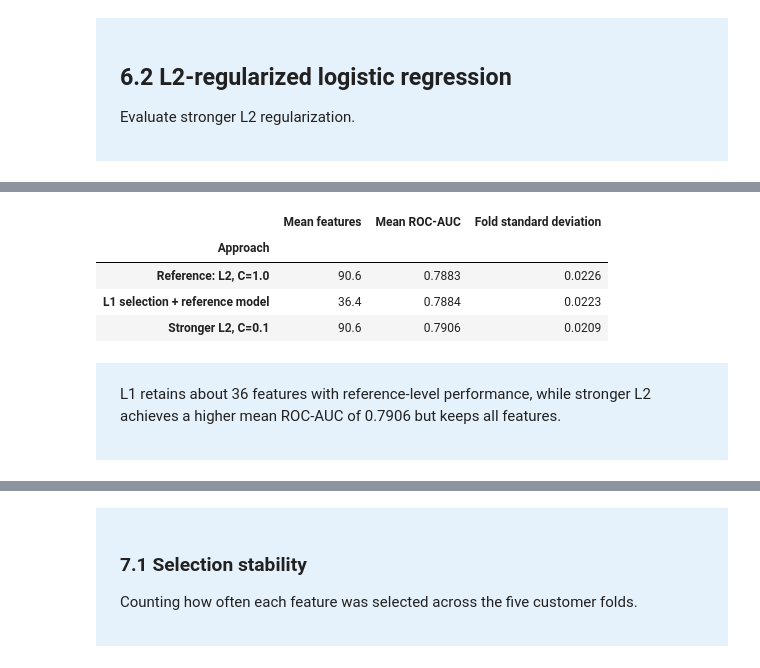
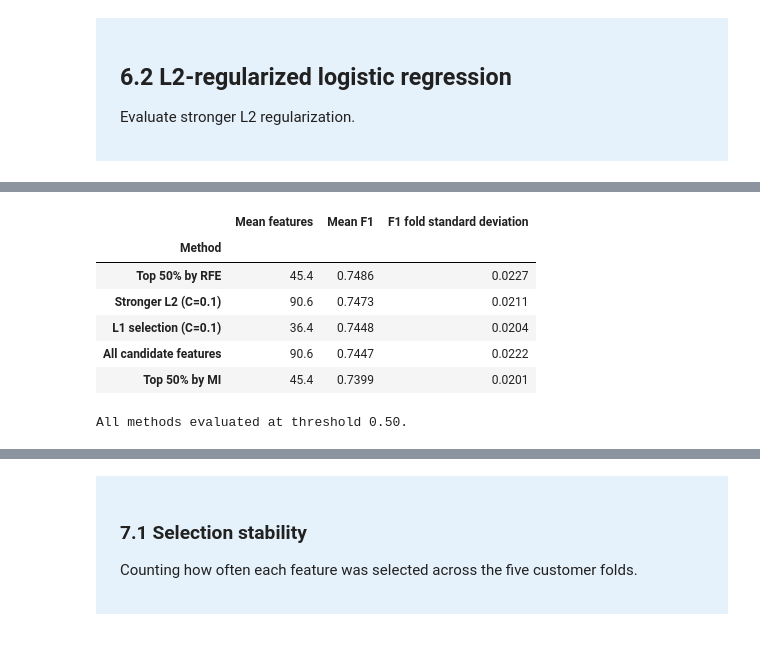
Before and after one commit to Chanti55/Machine_Learning_Group30, a Jupyter notebook: task3_v1.ipynb, the cells around one changed output, grey strips where cells are left out. Cells and saved outputs as stored; diff of their text form; code cells hidden in the pictures.

Commit message:
task3_v1: changed ROC-AUC to F1 Score for evaluation of different methods

```diff
--- a/task3_v1.ipynb
+++ b/task3_v1.ipynb
@@ -752,9 +785,12 @@ for fold, (trainidx, validx) in enumerate(splits, start=1):
 
     ridge_model.fit(X.iloc[trainidx], y.iloc[trainidx])
 
+    positive_class = np.flatnonzero(ridge_model.classes_ == 1)[0]
     probabilities = ridge_model.predict_proba(
         X.iloc[validx]
-    )[:, 1]
+    )[:, positive_class]
+
+    fold_f1 = binary_f1(y.iloc[validx], probabilities)
 
     names = (
         ridge_model.named_steps["preprocessing"]
@@ -765,8 +801,16 @@ for fold, (trainidx, validx) in enumerate(splits, start=1):
     ridge_rows.append({
         "Fold": fold,
         "Features": len(names),
-        "ROC-AUC": roc_auc_score(y.iloc[validx], probabilities),
+        "F1": fold_f1,
+        "F1 change vs reference": (
+            fold_f1 - reference_results.loc[fold, "F1"]
+        ),
     })
+
+    print(
+        f"Fold {fold}: {len(names)} features, "
+        f"F1 = {fold_f1:.4f}"
+    )
 
 ridge_cv_results = pd.DataFrame(ridge_rows).set_index("Fold")
 display(ridge_cv_results.round(4))
@@ -781,36 +835,24 @@ display(ridge_cv_results.round(4))
 # %%
-regularization_comparison = pd.DataFrame({
-    "Approach": [
-        "Reference: L2, C=1.0",
-        "L1 selection + reference model",
-        "Stronger L2, C=0.1",
-    ],
-    "Mean features": [
-        reference_results["Encoded features"].mean(),
-        l1_cv_results["Selected features"].mean(),
-        ridge_cv_results["Features"].mean(),
-    ],
-    "Mean ROC-AUC": [
-        reference_results["ROC-AUC"].mean(),
-        l1_cv_results["ROC-AUC"].mean(),
-        ridge_cv_results["ROC-AUC"].mean(),
-    ],
-    "Fold standard deviation": [
-        reference_results["ROC-AUC"].std(),
-        l1_cv_results["ROC-AUC"].std(),
-        ridge_cv_results["ROC-AUC"].std(),
-    ],
-}).set_index("Approach")
+model_comparison = selection_comparison.copy()
 
-display(regularization_comparison.round(4))
+model_comparison.loc["Stronger L2 (C=0.1)"] = {
+    "Mean features": ridge_cv_results["Features"].mean(),
+    "Mean F1": ridge_cv_results["F1"].mean(),
+    "F1 fold standard deviation": ridge_cv_results["F1"].std(),
+}
+
+model_comparison = model_comparison.sort_values(
+    "Mean F1", ascending=False
+)
+
+display(model_comparison.round(4))
+print(f"All methods evaluated at threshold {THRESHOLD:.2f}.")
 # %% [output]
-|  | Mean features | Mean ROC-AUC | Fold standard deviation |
-| Approach |  |  |  |
-| Reference: L2, C=1.0 | 90.6 | 0.7883 | 0.0226 |
-| L1 selection + reference model | 36.4 | 0.7884 | 0.0223 |
-| Stronger L2, C=0.1 | 90.6 | 0.7906 | 0.0209 |
+|  | Mean features | Mean F1 | F1 fold standard deviation |
+| Method |  |  |  |
+| Top 50% by RFE | 45.4 | 0.7486 | 0.0227 |
+| Stronger L2 (C=0.1) | 90.6 | 0.7473 | 0.0211 |
+| L1 selection (C=0.1) | 36.4 | 0.7448 | 0.0204 |
+| All candidate features | 90.6 | 0.7447 | 0.0222 |
+| Top 50% by MI | 45.4 | 0.7399 | 0.0201 |
+All methods evaluated at threshold 0.50.
-# %% [markdown]
-<div style="background-color:#e6f2fb; padding:20px 24px; border-radius:0;">
-
-<p>L1 retains about 36 features with reference-level performance, while stronger L2 achieves a higher mean ROC-AUC of 0.7906 but keeps all features.</p>
-</div>
```
Also changed, not shown: parts of 16 cells of this notebook.
